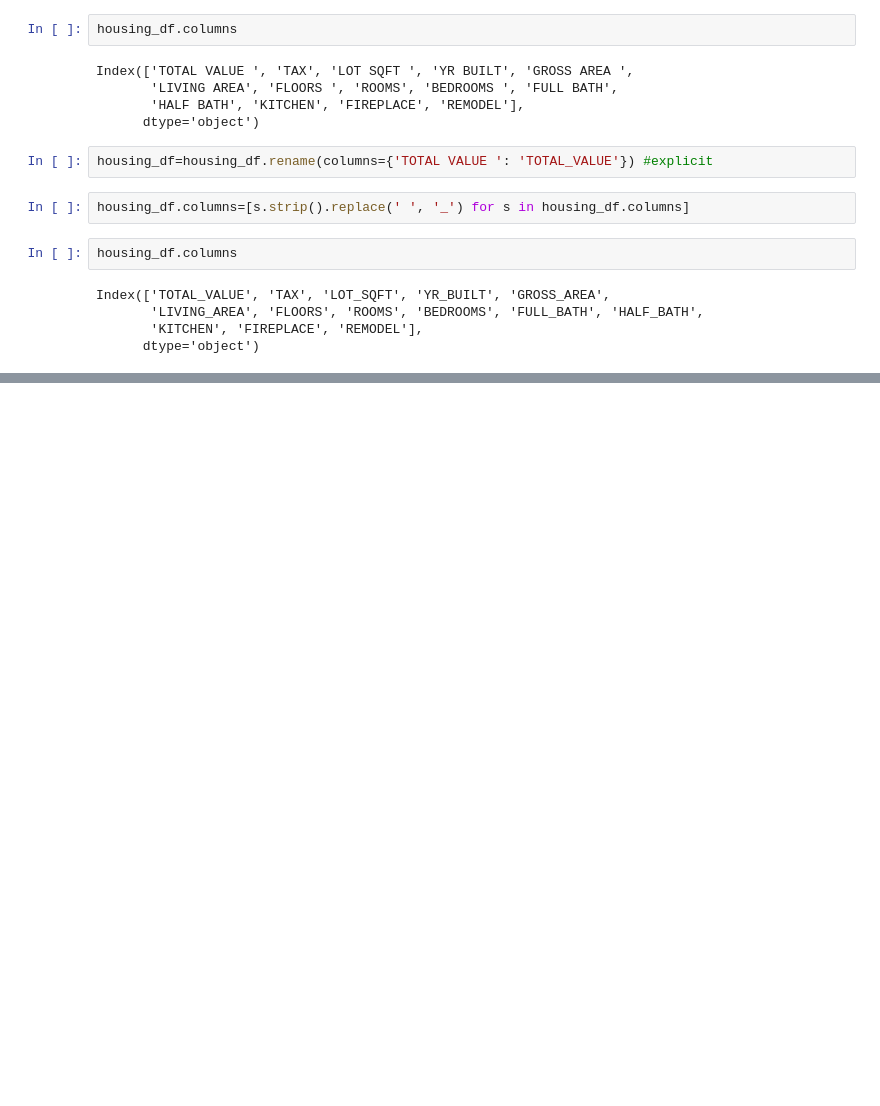
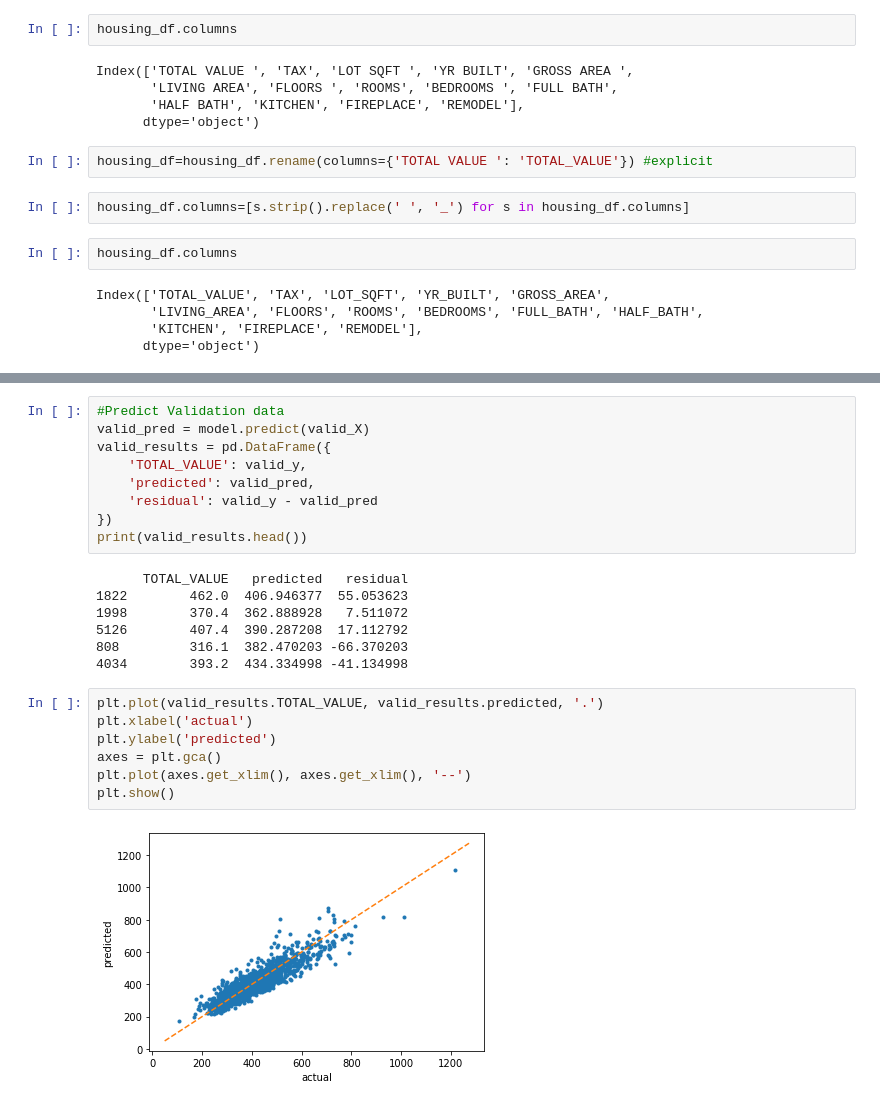
Before and after one commit to azamat-afk/git_lesson, a Jupyter notebook: src/WestRoxburry.ipynb, the cells around one changed output, grey strips where cells are left out. Drawn from its saved outputs; the diff is of its cells as text; blank space fills up the shorter version.

```diff
--- a/src/WestRoxburry.ipynb
+++ b/src/WestRoxburry.ipynb
@@ -99,0 +480,25 @@ housing_df.iloc[0:4]
+# %%
+#Predict Validation data
+valid_pred = model.predict(valid_X)
+valid_results = pd.DataFrame({
+    'TOTAL_VALUE': valid_y,
+    'predicted': valid_pred,
+    'residual': valid_y - valid_pred
+})
+print(valid_results.head())
+# %% [output]
+      TOTAL_VALUE   predicted   residual
+1822        462.0  406.946377  55.053623
+1998        370.4  362.888928   7.511072
+5126        407.4  390.287208  17.112792
+808         316.1  382.470203 -66.370203
+4034        393.2  434.334998 -41.134998
+# %%
+plt.plot(valid_results.TOTAL_VALUE, valid_results.predicted, '.')
+plt.xlabel('actual')
+plt.ylabel('predicted')
+axes = plt.gca()
+plt.plot(axes.get_xlim(), axes.get_xlim(), '--')
+plt.show()
+# %% [output]
+[figure, added]
```
Also changed, not shown: parts of 81 cells of this notebook, 1 other file.
